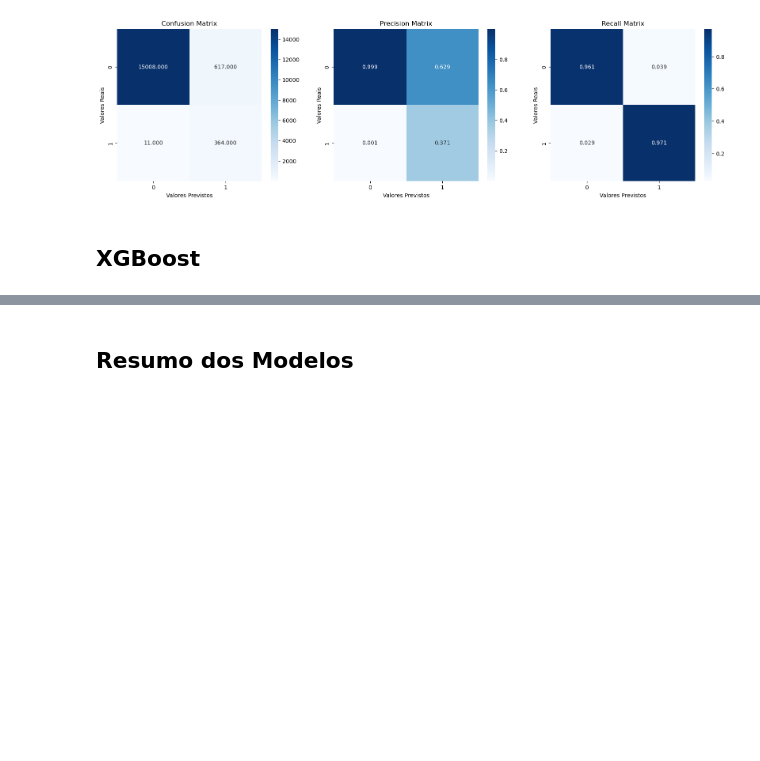
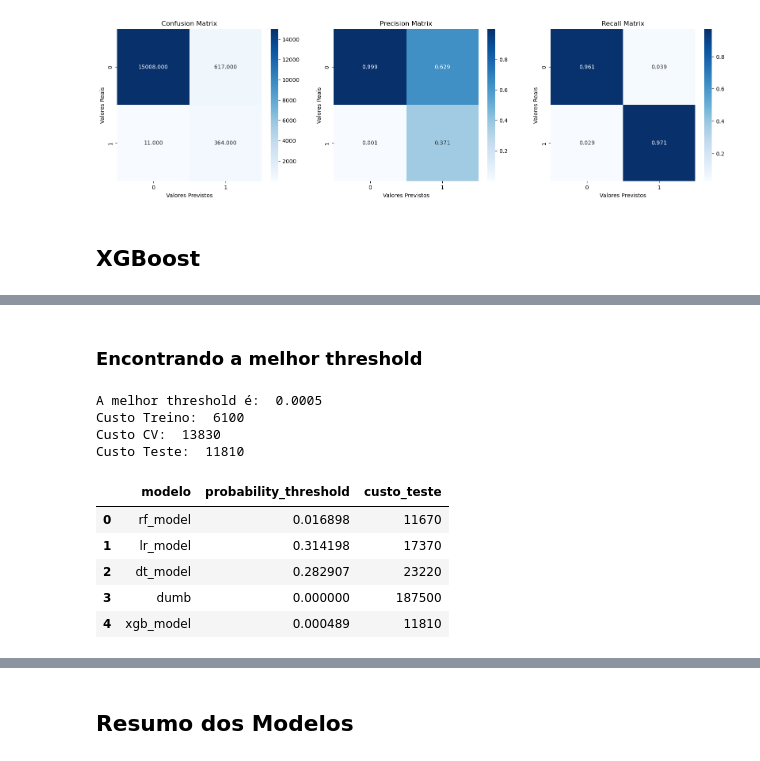
Before and after one commit to joaomj/truck_maintenance, a Jupyter notebook: data_science_notebook.ipynb, the cells around one changed output, grey strips where cells are left out. Saved outputs shown, nothing was run; the diff lists cells and outputs as text; code cells hidden in the pictures; blank space fills up the shorter version.

```diff
--- a/data_science_notebook.ipynb
+++ b/data_science_notebook.ipynb
@@ -1293,0 +1348,63 @@ cm_heatmap(cm)
+# %% [markdown]
+### **Encontrando a melhor threshold**
+# %%
+y_train_pred = calib_XGB.predict_proba(X_train)[:,1]
+y_cv_pred = calib_XGB.predict_proba(X_cv)[:,1]
+y_test_pred = calib_XGB.predict_proba(X_test)[:,1]
+
+precision, recall, thresholds = precision_recall_curve(y_cv, y_cv_pred)
+p = best_prob(y_cv_pred,y_cv,thresholds)
+
+print("A melhor threshold é: ", p.round(4))
+
+y_pred=[]
+for i in y_train_pred:
+  if i>=p:
+    y_pred.append(1)
+  else:
+    y_pred.append(0)
+
+cm = confusion_matrix(y_train,y_pred)
+tn, fp, fn, tp = cm.ravel()
+cost = (10 * fp) + (500 * fn)
+print("Custo Treino: ", cost)
+
+y_pred=[]
+for i in y_cv_pred:
+  if i>=p:
+    y_pred.append(1)
+  else:
+    y_pred.append(0)
+
+cm = confusion_matrix(y_cv,y_pred)
+tn, fp, fn, tp = cm.ravel()
+cost = (10 * fp) + (500 * fn)
+print("Custo CV: ", cost)
+
+y_pred=[]
+for i in y_test_pred:
+  if i>=p:
+    y_pred.append(1)
+  else:
+    y_pred.append(0)
+
+cm = confusion_matrix(y_test,y_pred)
+tn, fp, fn, tp = cm.ravel()
+cost = (10 * fp) + (500 * fn)
+print("Custo Teste: ", cost)
+# %% [output]
+A melhor threshold é:  0.0005
+Custo Treino:  6100
+Custo CV:  13830
+Custo Teste:  11810
+# %%
+# gravando os resultados
+results_df = save_results(results_df, 'xgb_model', p, cost)
+results_df
+# %% [output]
+|  | modelo | probability_threshold | custo_teste |
+| 0 | rf_model | 0.016898 | 11670 |
+| 1 | lr_model | 0.314198 | 17370 |
+| 2 | dt_model | 0.282907 | 23220 |
+| 3 | dumb | 0.000000 | 187500 |
+| 4 | xgb_model | 0.000489 | 11810 |
```
Also changed, not shown: parts of 12 cells of this notebook.
